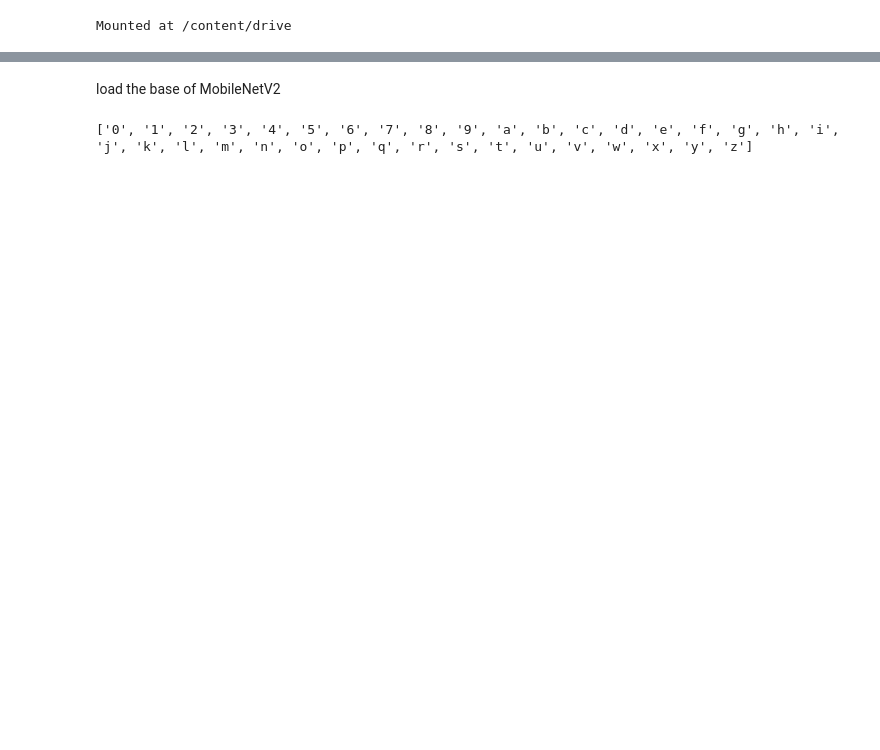
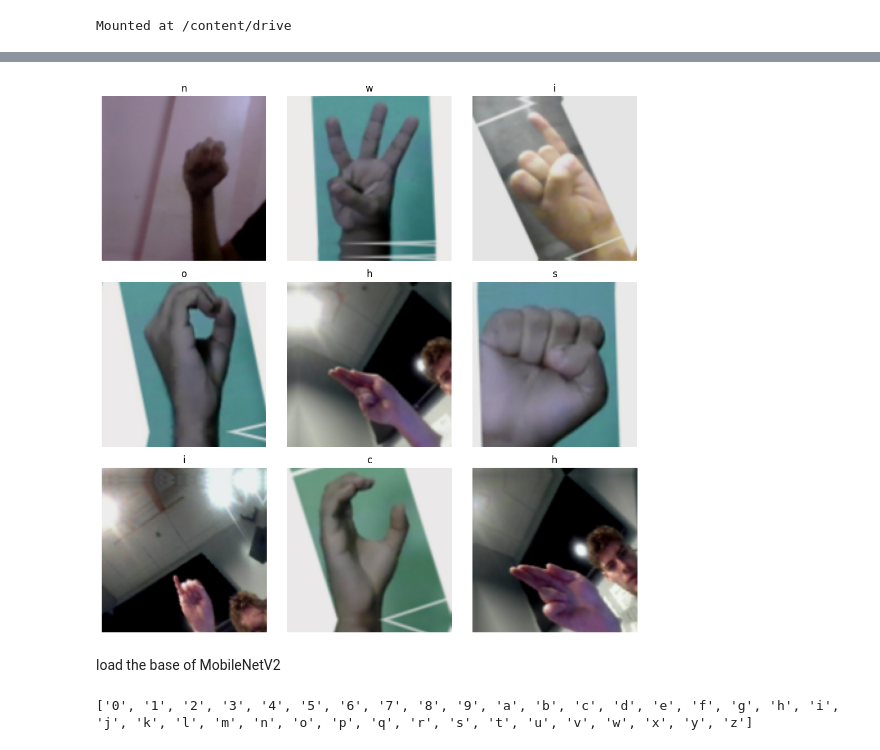
Before and after one commit to JenniferShearer/ENDG-511-Project-Repo, a Jupyter notebook: project_nathan.ipynb, the cells around one changed output, grey strips where cells are left out. Saved outputs shown, nothing was run; the diff lists cells and outputs as text; code cells hidden in the pictures; blank space fills up the shorter version.

```diff
--- a/project_nathan.ipynb
+++ b/project_nathan.ipynb
@@ -232,3 +306,29 @@ val_ds = val_ds.prefetch(tf.data.AUTOTUNE)
+# %%
+class_names = train_ds.class_names if hasattr(train_ds, "class_names") else labels
+
+plt.figure(figsize=(10, 10))
+
+for images, labels_triplet in train_ds.take(1):
+    labels_one_hot = labels_triplet[0]  # all three are the same
+
+    for i in range(9):
+        ax = plt.subplot(3, 3, i + 1)
+
+        # convert back from [-1, 1] → [0, 1] for display
+        img = (images[i] + 1.0) / 2.0
+        img = tf.clip_by_value(img, 0, 1)
+
+        plt.imshow(img.numpy())
+
+        label_index = tf.argmax(labels_one_hot[i]).numpy()
+        plt.title(class_names[label_index])
+
+        plt.axis("off")
+
+plt.tight_layout()
+plt.show()
+# %% [output]
+[figure, added]
 # %% [markdown]
 load the base of MobileNetV2
 # %%
```
Also changed, not shown: parts of 19 cells of this notebook.
